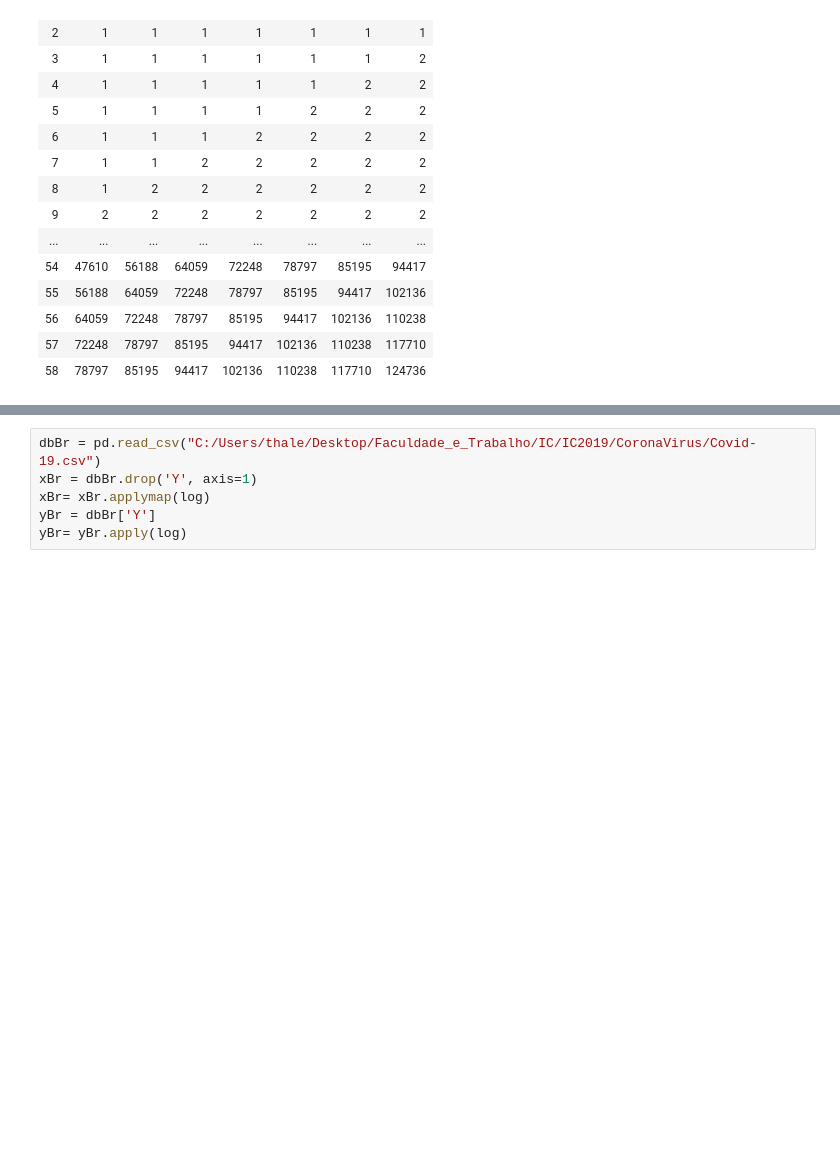
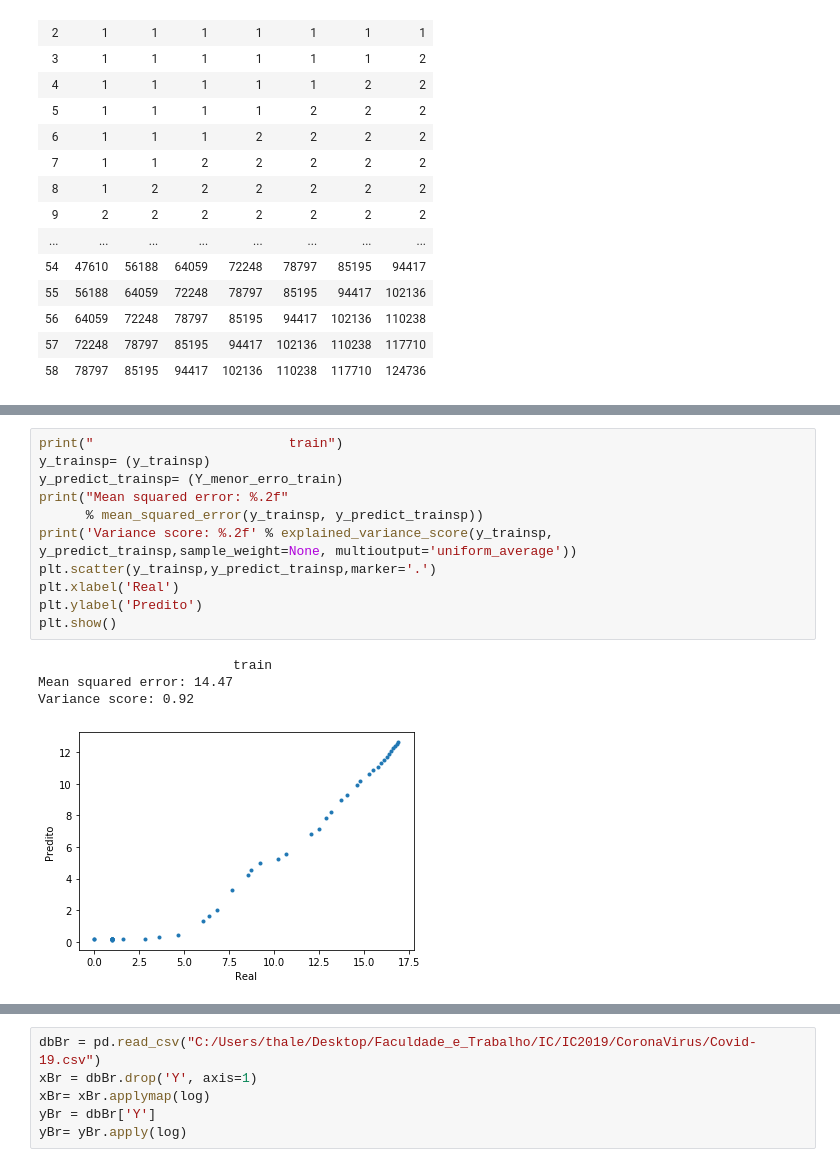
Before and after one commit to ThalesNoge/IC2019, a Jupyter notebook: CoronaVirus/covid-19MLP.ipynb, the cells around one changed output, grey strips where cells are left out. Saved outputs shown, nothing was run; the diff lists cells and outputs as text; blank space fills up the shorter version.

```diff
--- a/CoronaVirus/covid-19MLP.ipynb
+++ b/CoronaVirus/covid-19MLP.ipynb
@@ -85,0 +71,16 @@ Training MLPRegressor number  10
+# %%
+print("                         train")
+y_trainsp= (y_trainsp)
+y_predict_trainsp= (Y_menor_erro_train)
+print("Mean squared error: %.2f"
+      % mean_squared_error(y_trainsp, y_predict_trainsp))
+print('Variance score: %.2f' % explained_variance_score(y_trainsp, y_predict_trainsp,sample_weight=None, multioutput='uniform_average'))
+plt.scatter(y_trainsp,y_predict_trainsp,marker='.')
+plt.xlabel('Real')
+plt.ylabel('Predito')
+plt.show()
+# %% [output]
+                         train
+Mean squared error: 14.47
+Variance score: 0.92
+[figure, added]
```
Also changed, not shown: parts of 13 cells of this notebook, 3 other files.
